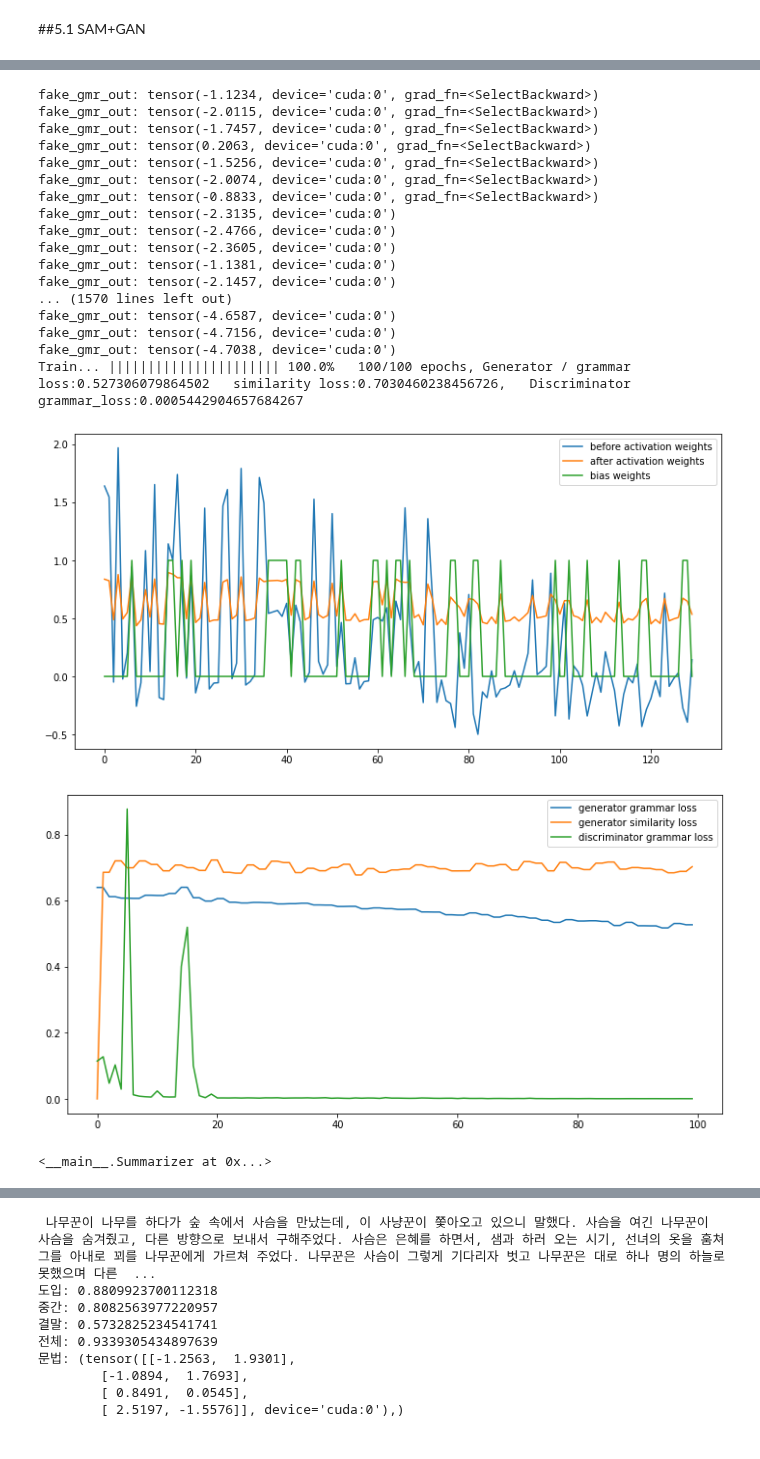
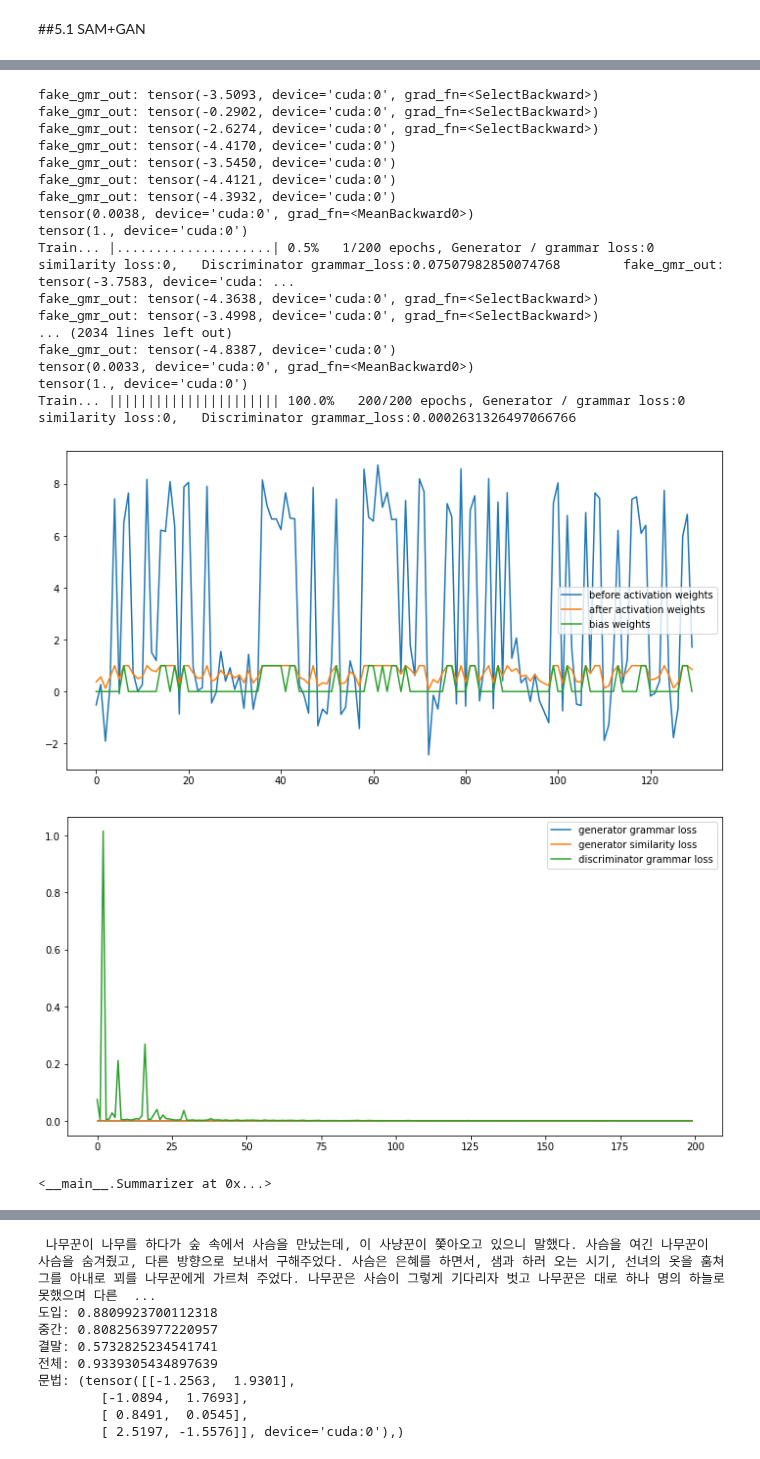
Before and after one commit to dolmani38/Summary, a Jupyter notebook: GAN_based_Korean_summarizer_using_semi_abstractive_method_v1.0.ipynb, the cells around one changed output, grey strips where cells are left out. Saved outputs shown, nothing was run; the diff lists cells and outputs as text; code cells hidden in the pictures.

```diff
--- a/GAN_based_Korean_summarizer_using_semi_abstractive_method_v1.0.ipynb
+++ b/GAN_based_Korean_summarizer_using_semi_abstractive_method_v1.0.ipynb
@@ -1929,28 +1947,28 @@ Frame text: 도망치는 자신을 숨겨달라고 말하는 신기하게 선녀
 # %%
 summarizer = Summarizer(g_discriminator,s_discriminator)
 #source = Source(org_text)
 summarizer.ready(source)
-summarizer.summarize(epochs=100,batch_size=2,frame_expansion_ratio = 0.7)
+summarizer.summarize(epochs=200,batch_size=1,frame_expansion_ratio = 0.7)
 # %% [output]
-fake_gmr_out: tensor(-1.1234, device='cuda:0', grad_fn=<SelectBackward>)
-fake_gmr_out: tensor(-2.0115, device='cuda:0', grad_fn=<SelectBackward>)
-fake_gmr_out: tensor(-1.7457, device='cuda:0', grad_fn=<SelectBackward>)
-fake_gmr_out: tensor(0.2063, device='cuda:0', grad_fn=<SelectBackward>)
-fake_gmr_out: tensor(-1.5256, device='cuda:0', grad_fn=<SelectBackward>)
-fake_gmr_out: tensor(-2.0074, device='cuda:0', grad_fn=<SelectBackward>)
-fake_gmr_out: tensor(-0.8833, device='cuda:0', grad_fn=<SelectBackward>)
-fake_gmr_out: tensor(-2.3135, device='cuda:0')
-fake_gmr_out: tensor(-2.4766, device='cuda:0')
-fake_gmr_out: tensor(-2.3605, device='cuda:0')
-fake_gmr_out: tensor(-1.1381, device='cuda:0')
-fake_gmr_out: tensor(-2.1457, device='cuda:0')
-... (1570 lines left out)
-fake_gmr_out: tensor(-4.6587, device='cuda:0')
-fake_gmr_out: tensor(-4.7156, device='cuda:0')
-fake_gmr_out: tensor(-4.7038, device='cuda:0')
-Train... |||||||||||||||||||||| 100.0%   100/100 epochs, Generator / grammar loss:0.527306079864502   similarity loss:0.7030460238456726,   Discriminator grammar_loss:0.0005442904657684267
+fake_gmr_out: tensor(-3.5093, device='cuda:0', grad_fn=<SelectBackward>)
+fake_gmr_out: tensor(-0.2902, device='cuda:0', grad_fn=<SelectBackward>)
+fake_gmr_out: tensor(-2.6274, device='cuda:0', grad_fn=<SelectBackward>)
+fake_gmr_out: tensor(-4.4170, device='cuda:0')
+fake_gmr_out: tensor(-3.5450, device='cuda:0')
+fake_gmr_out: tensor(-4.4121, device='cuda:0')
+fake_gmr_out: tensor(-4.3932, device='cuda:0')
+tensor(0.0038, device='cuda:0', grad_fn=<MeanBackward0>)
+tensor(1., device='cuda:0')
+Train... |....................| 0.5%   1/200 epochs, Generator / grammar loss:0   similarity loss:0,   Discriminator grammar_loss:0.07507982850074768        fake_gmr_out: tensor(-3.7583, device='cuda: ...
+fake_gmr_out: tensor(-4.3638, device='cuda:0', grad_fn=<SelectBackward>)
+fake_gmr_out: tensor(-3.4998, device='cuda:0', grad_fn=<SelectBackward>)
+... (2034 lines left out)
+fake_gmr_out: tensor(-4.8387, device='cuda:0')
+tensor(0.0033, device='cuda:0', grad_fn=<MeanBackward0>)
+tensor(1., device='cuda:0')
+Train... |||||||||||||||||||||| 100.0%   200/200 epochs, Generator / grammar loss:0   similarity loss:0,   Discriminator grammar_loss:0.0002631326497066766
-[figure, old version]
+[figure, new version]
-[figure, old version]
+[figure, new version]
 <__main__.Summarizer at 0x...>
 # %%
 txts = summarizer.get_summary(3)
```
Also changed, not shown: parts of 4 cells of this notebook.
